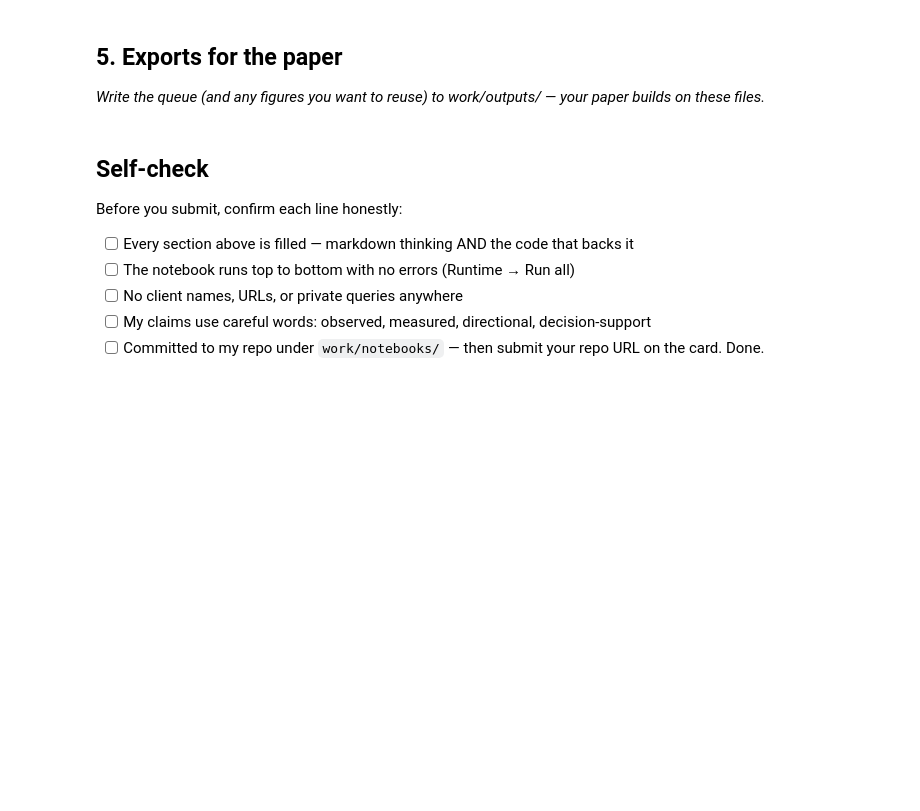
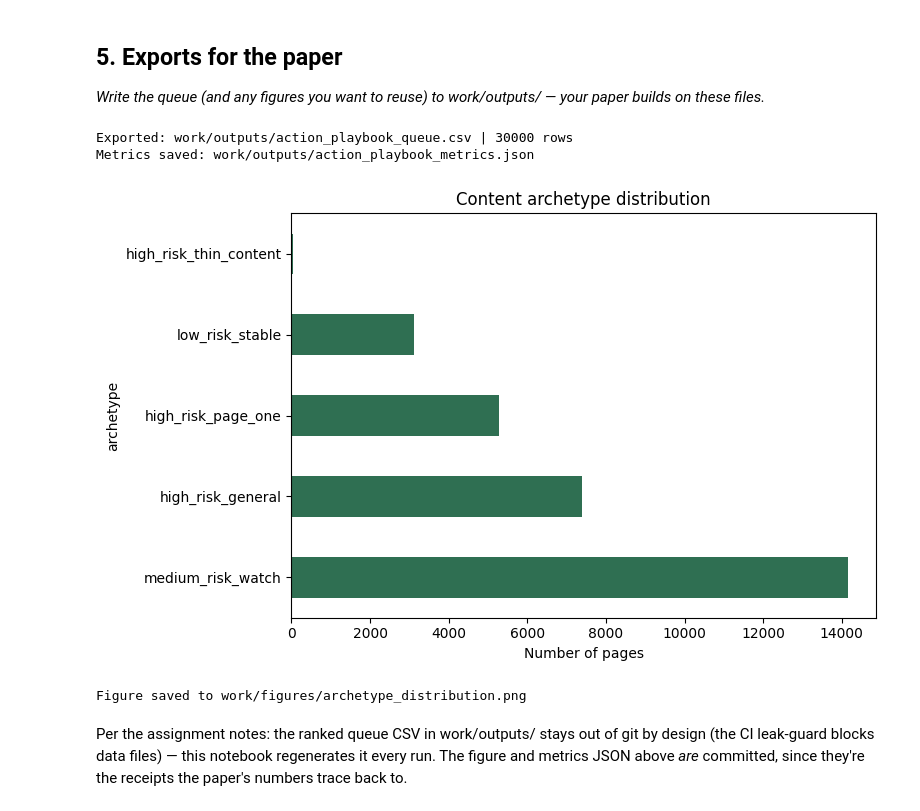
Before and after one commit to haroonrana330/flyrank-ml, a Jupyter notebook: work/notebooks/w07_action_playbook.ipynb, the cells around one changed output. Saved outputs shown, nothing was run; the diff lists cells and outputs as text; code cells hidden in the pictures; blank space fills up the shorter version.

```diff
--- a/work/notebooks/w07_action_playbook.ipynb
+++ b/work/notebooks/w07_action_playbook.ipynb
@@ -44,10 +206,48 @@ This skeleton is yours to fill. Work the sections **in order** — each one has
-# %% [markdown]
-## Self-check
-
-Before you submit, confirm each line honestly:
-
-- [ ] Every section above is filled — markdown thinking AND the code that backs it
-- [ ] The notebook runs top to bottom with no errors (Runtime → Run all)
-- [ ] No client names, URLs, or private queries anywhere
-- [ ] My claims use careful words: observed, measured, directional, decision-support
-- [ ] Committed to my repo under `work/notebooks/` — then submit your repo URL on the card. Done.
+# %%
+# This cell is for CODE (numbers, a query, a check).
+# Write your text answer in the cell ABOVE this one — typing sentences here breaks Run All.
+# Export the ranked queue (excluded from git by design — regenerated by this notebook)
+output_path = Path("work/outputs/action_playbook_queue.csv")
+output_path.parent.mkdir(parents=True, exist_ok=True)
+ranked_queue.to_csv(output_path, index=False)
+print("Exported:", output_path, "|", len(ranked_queue), "rows")
+
+# Save a small metrics JSON (this DOES get committed — it's the receipt)
+import json
+metrics = {
+    "model": "RandomForestClassifier",
+    "n_estimators": 200,
+    "max_depth": 6,
+    "train_rows": len(X_train),
+    "test_rows": len(X_test),
+    "archetype_counts": df["archetype"].value_counts().to_dict(),
+    "note": "Grouped split by client_id; no time-based validation performed (see limits)."
+}
+metrics_path = Path("work/outputs/action_playbook_metrics.json")
+with open(metrics_path, "w") as f:
+    json.dump(metrics, f, indent=2)
+print("Metrics saved:", metrics_path)
+# %% [output]
+Exported: work/outputs/action_playbook_queue.csv | 30000 rows
+Metrics saved: work/outputs/action_playbook_metrics.json
+# %%
+
+import matplotlib.pyplot as plt
+
+fig_path = Path("work/figures")
+fig_path.mkdir(parents=True, exist_ok=True)
+
+counts = df["archetype"].value_counts()
+plt.figure(figsize=(8, 5))
+counts.plot(kind="barh", color="#2F6F52")
+plt.xlabel("Number of pages")
+plt.title("Content archetype distribution")
+plt.tight_layout()
+plt.savefig(fig_path / "archetype_distribution.png", dpi=150)
+plt.show()
+print("Figure saved to work/figures/archetype_distribution.png")
+# %% [output]
+[figure, added]
+Figure saved to work/figures/archetype_distribution.png
+# %% [markdown]
+Per the assignment notes: the ranked queue CSV in work/outputs/ stays out of git by design (the CI leak-guard blocks data files) — this notebook regenerates it every run. The figure and metrics JSON above *are* committed, since they're the receipts the paper's numbers trace back to.
```
Also changed, not shown: parts of 10 cells of this notebook.
